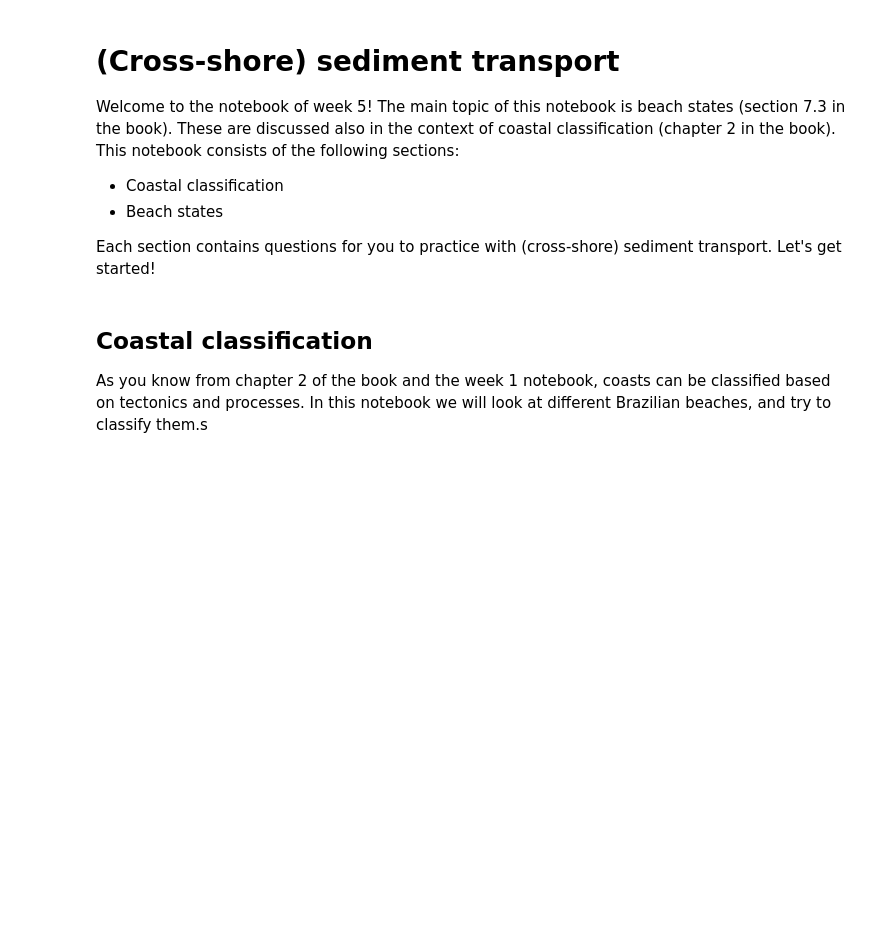
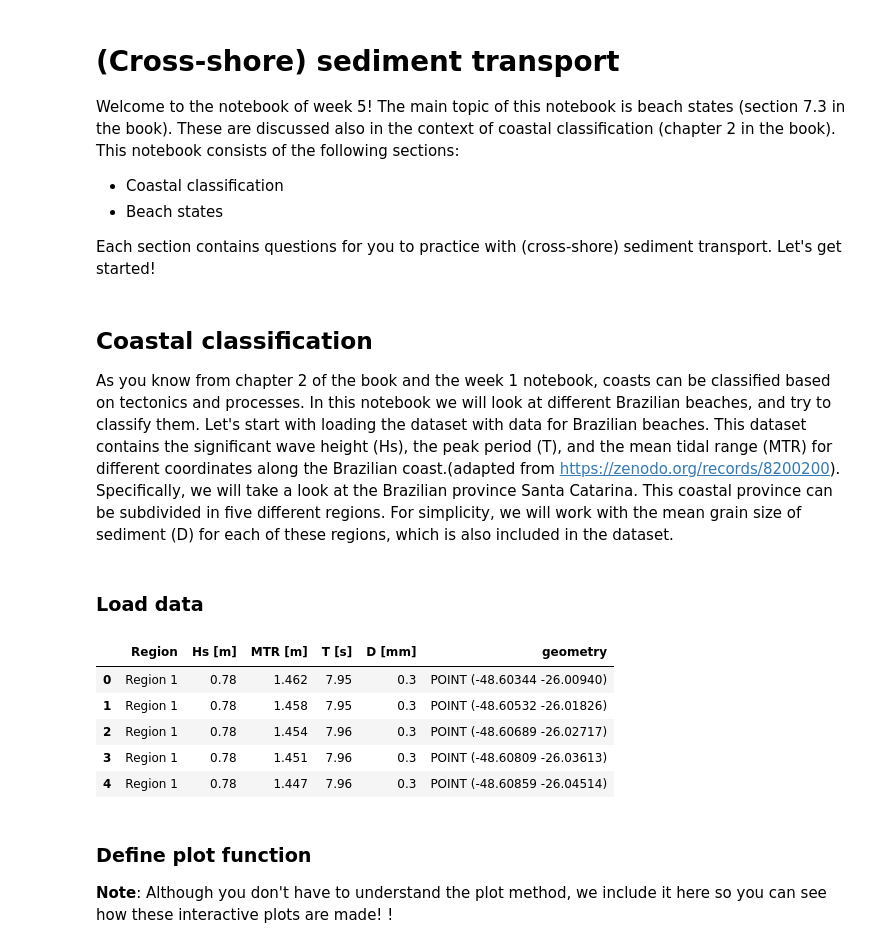
Before and after one commit to FlorisCalkoen/CoastalCodebook, a Jupyter notebook: notebooks/5_cross_shore_transport.ipynb, the cells around one changed output. Cells and saved outputs as stored; diff of their text form; code cells hidden in the pictures; blank space fills up the shorter version.

```diff
--- a/notebooks/5_cross_shore_transport.ipynb
+++ b/notebooks/5_cross_shore_transport.ipynb
@@ -36,6 +40,23 @@ Welcome to the notebook of week 5! The main topic of this notebook is beach stat
 Each section contains questions for you to practice with (cross-shore) sediment transport. Let's get started!
 # %% [markdown]
 ## Coastal classification
-As you know from chapter 2 of the book and the week 1 notebook, coasts can be classified based on tectonics and processes. In this notebook we will look at different Brazilian beaches, and try to classify them.s
+As you know from chapter 2 of the book and the week 1 notebook, coasts can be classified based on tectonics and processes. In this notebook we will look at different Brazilian beaches, and try to classify them. Let's start with loading the dataset with data for Brazilian beaches. This dataset contains the significant wave height (Hs), the peak period (T), and the mean tidal range (MTR) for different coordinates along the Brazilian coast.(adapted from https://zenodo.org/records/8200200). Specifically, we will take a look at the Brazilian province Santa Catarina. This coastal province can be subdivided in five different regions. For simplicity, we will work with the mean grain size of sediment (D) for each of these regions, which is also included in the dataset.
+# %% [markdown]
+### Load data
 # %%
-# Load dataset
+fpath = pathlib.Path("C:/Users\khdeb\Documents\Mijn Documenten\Werk\TA Coastal and Estuarine Systems\Content development/actual development\week 5 Hs en MTR map/brazilian_coast.gpkg")
+
+# We load this file as a GeoDataFrame, which comes with a column containing the geometry of each entry. For this dataset, these are points (longitude, latitude)
+gdf = gpd.read_file(fpath)
+gdf.head()
+# %% [output]
+|  | Region | Hs [m] | MTR [m] | T [s] | D [mm] | geometry |
+| 0 | Region 1 | 0.78 | 1.462 | 7.95 | 0.3 | POINT (-48.60344 -26.00940) |
+| 1 | Region 1 | 0.78 | 1.458 | 7.95 | 0.3 | POINT (-48.60532 -26.01826) |
+| 2 | Region 1 | 0.78 | 1.454 | 7.96 | 0.3 | POINT (-48.60689 -26.02717) |
+| 3 | Region 1 | 0.78 | 1.451 | 7.96 | 0.3 | POINT (-48.60809 -26.03613) |
+| 4 | Region 1 | 0.78 | 1.447 | 7.96 | 0.3 | POINT (-48.60859 -26.04514) |
+# %% [markdown]
+### Define plot function
+
+**Note**: Although you don't have to understand the plot method, we include it here so you can see how these interactive plots are made! !
```
Also changed, not shown: parts of 5 cells of this notebook.
